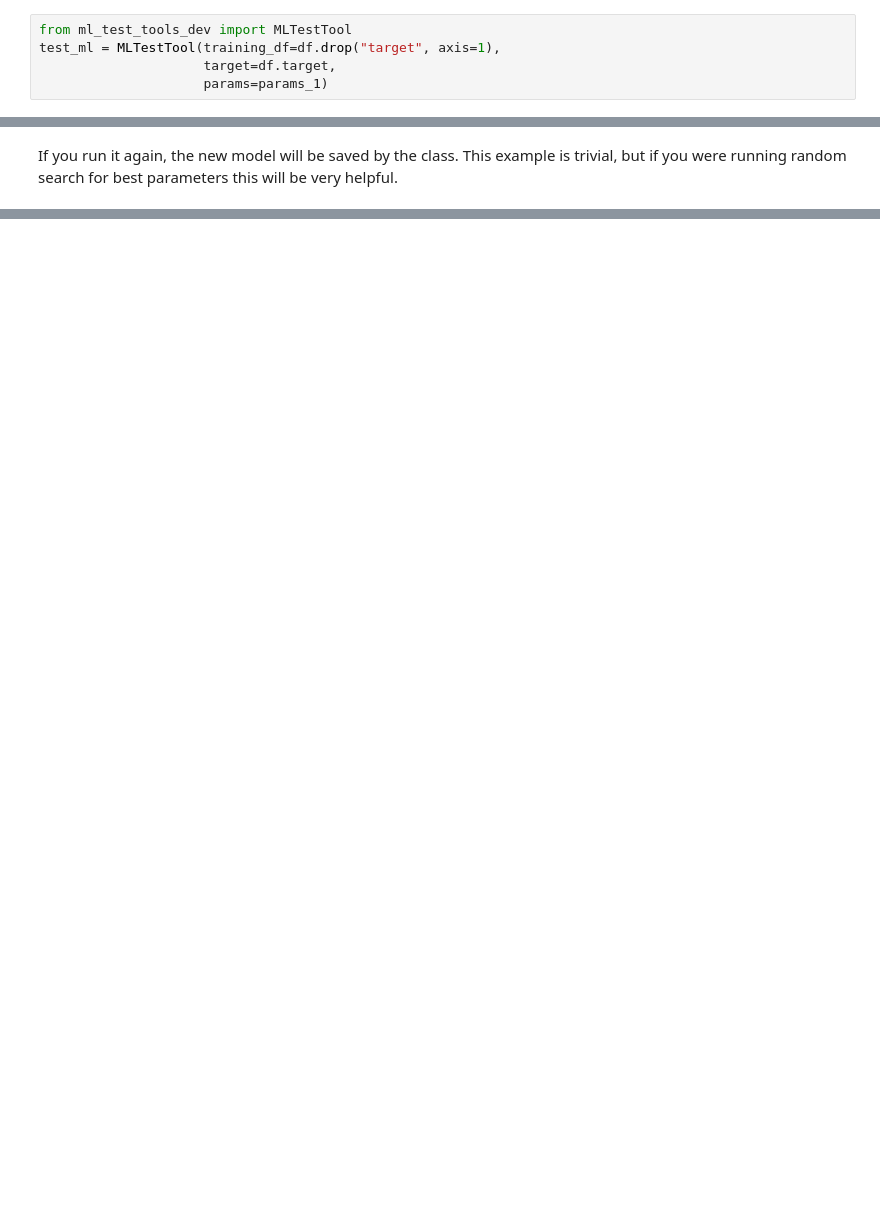
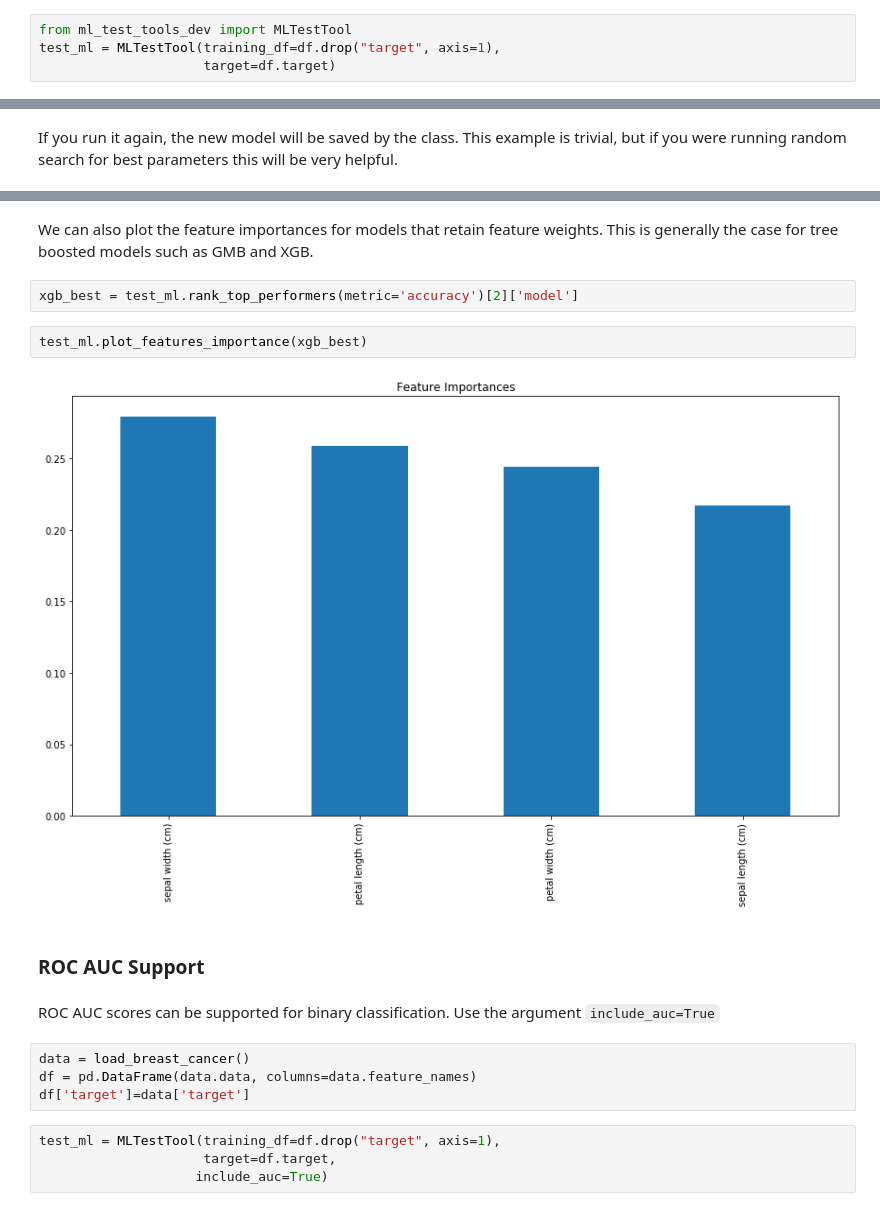
Before and after one commit to Shampjeff/Personal_Projects, a Jupyter notebook: ml_test_tool_example.ipynb, the cells around one changed output, grey strips where cells are left out. Drawn from its saved outputs; the diff is of its cells as text; blank space fills up the shorter version.

Commit message:
add auc support

```diff
--- a/ml_test_tool_example.ipynb
+++ b/ml_test_tool_example.ipynb
@@ -33,8 +37,7 @@ params_1 = {'model_instance':SVC(gamma="auto", probability=True)}
 # %%
 from ml_test_tools_dev import MLTestTool
 test_ml = MLTestTool(training_df=df.drop("target", axis=1),
-                     target=df.target,
-                     params=params_1)
+                     target=df.target)
 # %% [markdown]
 We can run the method `test_model()` to run the CV routine and calculate metrics.
 # %%
@@ -55,0 +141,20 @@ If you run it again, the new model will be saved by the class. This example is t
+# %% [markdown]
+We can also plot the feature importances for models that retain feature weights. This is generally the case for tree boosted models such as GMB and XGB.
+# %%
+xgb_best = test_ml.rank_top_performers(metric='accuracy')[2]['model']
+# %%
+test_ml.plot_features_importance(xgb_best)
+# %% [output]
+[figure, added]
+# %% [markdown]
+### ROC AUC Support
+# %% [markdown]
+ROC AUC scores can be supported for binary classification. Use the argument `include_auc=True`
+# %%
+data = load_breast_cancer()
+df = pd.DataFrame(data.data, columns=data.feature_names)
+df['target']=data['target']
+# %%
+test_ml = MLTestTool(training_df=df.drop("target", axis=1),
+                     target=df.target,
+                    include_auc=True)
```
Also changed, not shown: parts of 11 cells of this notebook, 1 other file.
